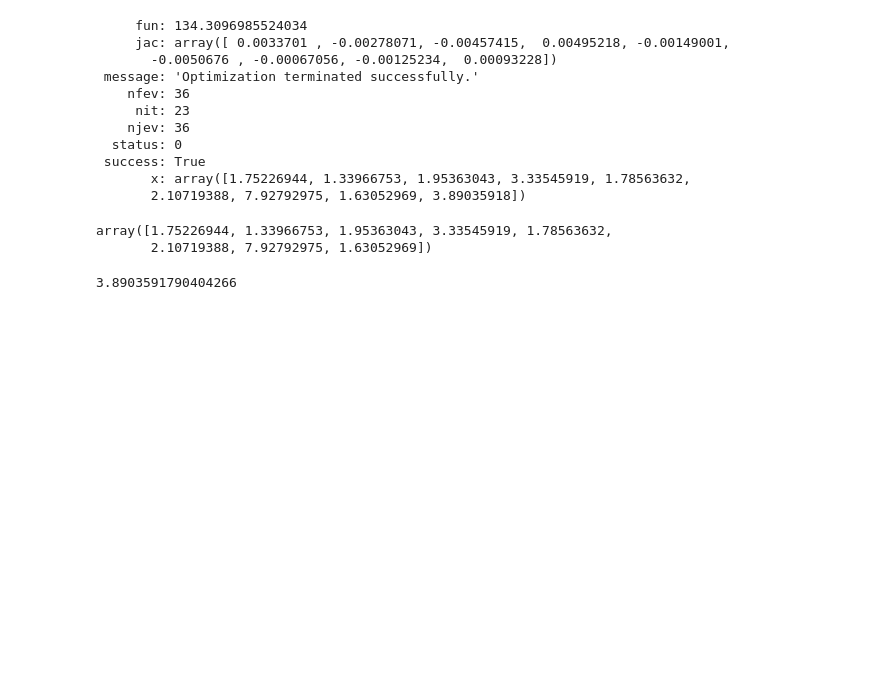
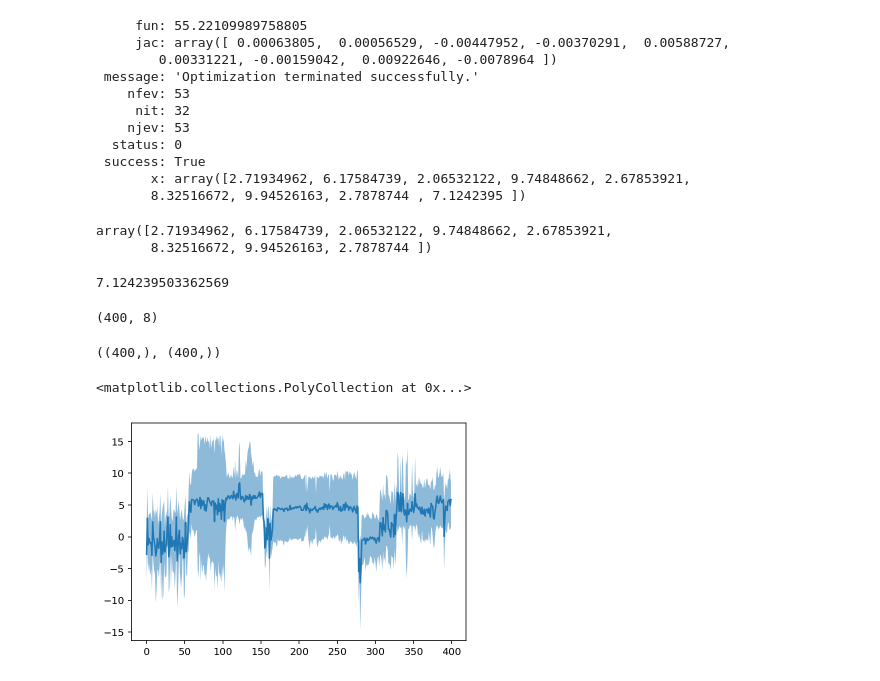
Before and after one commit to martiningram/laplace_gp, a Jupyter notebook: jupyter_experiments/numpy/Try using Numpy -- new framework.ipynb, the cells around one changed output. Drawn from its saved outputs; the diff is of its cells as text; code cells hidden in the pictures; blank space fills up the shorter version.

Commit message:
Prediction now works
Also, added some experiments with the expit.

```diff
--- a/jupyter_experiments/numpy/Try using Numpy -- new framework.ipynb
+++ b/jupyter_experiments/numpy/Try using Numpy -- new framework.ipynb
@@ -17,14 +17,14 @@ from sklearn.preprocessing import StandardScaler
 
 scaler = StandardScaler()
 
-covariates = scaler.fit_transform(training_set['covariates'].values)
+covariates_full = training_set['covariates'].values
 outcomes = training_set['outcomes'][['American Crow', 'Brown-headed Cowbird']]
 
 scaler = StandardScaler()
 
 # Keep only the first 200 rows and 2 outcomes for this test
-covariates = scaler.fit_transform(covariates.astype(np.float32))[:400, :]
-outcomes = outcomes.values[:400, 0].astype(float)
+covariates = scaler.fit_transform(covariates_full.astype(np.float32)[:200, :])
+outcomes = outcomes.values[:200, 0].astype(float)
 # %%
 kernel = RBFKernel(np.arange(covariates.shape[1]))
 # %%
@@ -34,23 +34,40 @@ inference = LaplaceInference(kernel, likelihood)
 # %%
 inference.fit(covariates, outcomes)
 # %% [output]
-     fun: 134.3096985524034
-     jac: array([ 0.0033701 , -0.00278071, -0.00457415,  0.00495218, -0.00149001,
-       -0.0050676 , -0.00067056, -0.00125234,  0.00093228])
+     fun: 55.22109989758805
+     jac: array([ 0.00063805,  0.00056529, -0.00447952, -0.00370291,  0.00588727,
+        0.00331221, -0.00159042,  0.00922646, -0.0078964 ])
  message: 'Optimization terminated successfully.'
-    nfev: 36
-     nit: 23
-    njev: 36
+    nfev: 53
+     nit: 32
+    njev: 53
   status: 0
  success: True
-       x: array([1.75226944, 1.33966753, 1.95363043, 3.33545919, 1.78563632,
-       2.10719388, 7.92792975, 1.63052969, 3.89035918])
+       x: array([2.71934962, 6.17584739, 2.06532122, 9.74848662, 2.67853921,
+       8.32516672, 9.94526163, 2.7878744 , 7.1242395 ])
 # %%
 inference.kernel.lengthscales
 # %% [output]
-array([1.75226944, 1.33966753, 1.95363043, 3.33545919, 1.78563632,
-       2.10719388, 7.92792975, 1.63052969])
+array([2.71934962, 6.17584739, 2.06532122, 9.74848662, 2.67853921,
+       8.32516672, 9.94526163, 2.7878744 ])
 # %%
 inference.kernel.stdev
 # %% [output]
-3.8903591790404266
+7.124239503362569
+# %%
+to_predict = scaler.transform(covariates_full[400:800, :])
+
+to_predict.shape
+# %% [output]
+(400, 8)
+# %%
+means, vars = inference.predict(to_predict)
+means.shape, vars.shape
+# %% [output]
+((400,), (400,))
+# %%
+plt.plot(means)
+plt.fill_between(np.arange(means.shape[0]), means - 2*np.sqrt(vars), means + 2*np.sqrt(vars), alpha=0.5)
+# %% [output]
+<matplotlib.collections.PolyCollection at 0x...>
+[figure, added]
```
Also changed, not shown: parts of 3 cells of this notebook, 2 other files.
